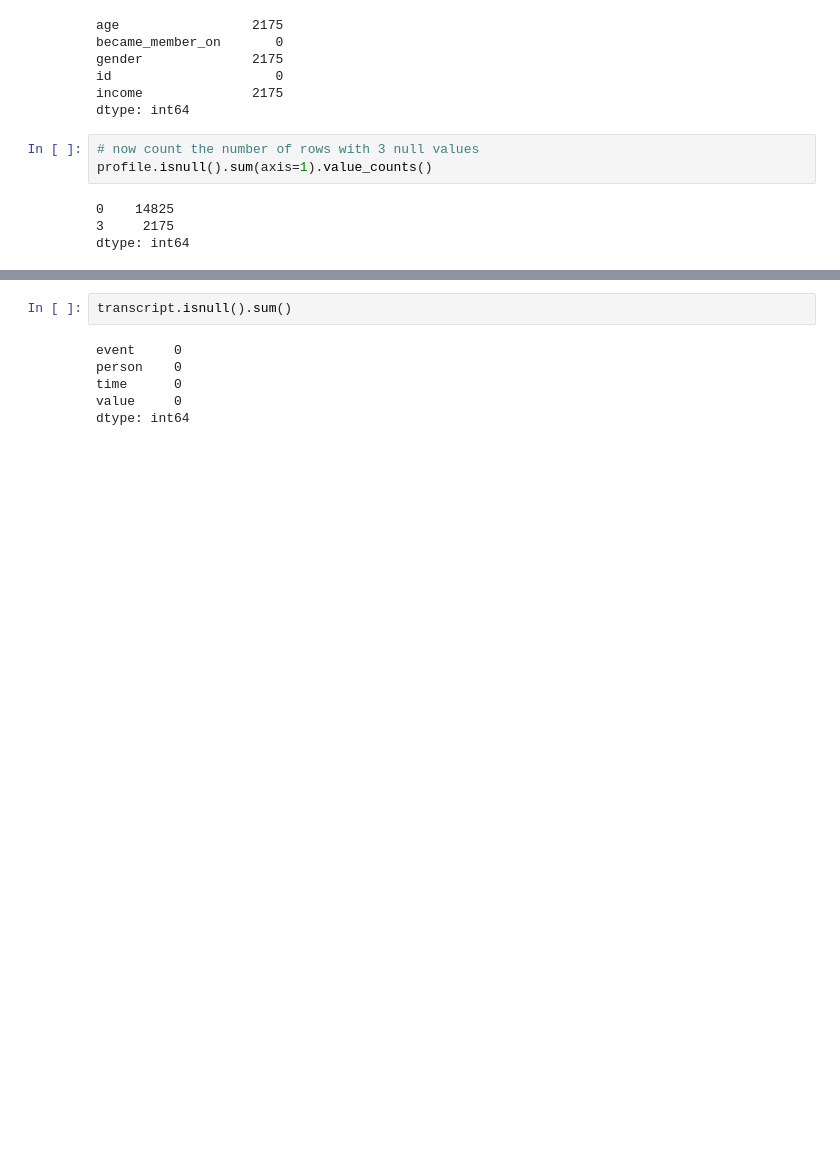
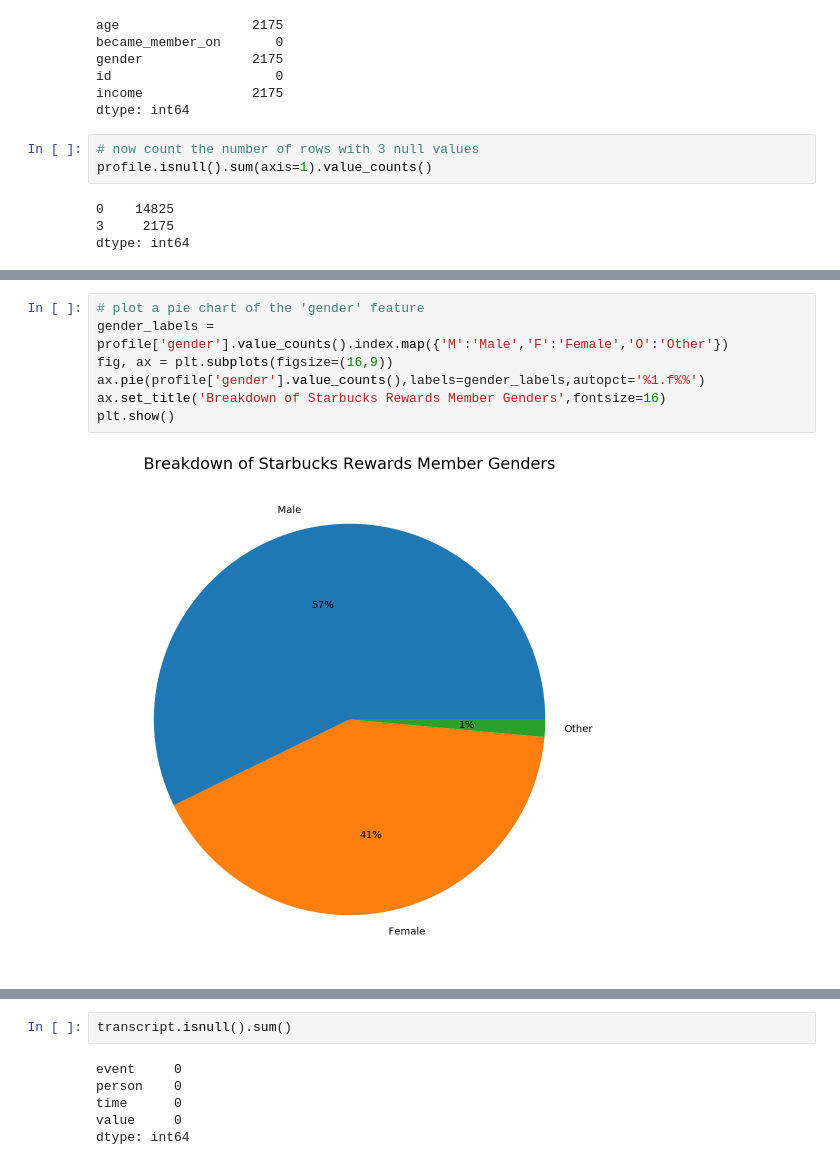
Before and after one commit to blowe615/starbucks_offers, a Jupyter notebook: starbucks_offers.ipynb, the cells around one changed output, grey strips where cells are left out. Saved outputs shown, nothing was run; the diff lists cells and outputs as text; blank space fills up the shorter version.

```diff
--- a/starbucks_offers.ipynb
+++ b/starbucks_offers.ipynb
@@ -148,0 +172,9 @@ For the **transcript** dataset, I don't expect there to be any missing data sinc
+# %%
+# plot a pie chart of the 'gender' feature
+gender_labels = profile['gender'].value_counts().index.map({'M':'Male','F':'Female','O':'Other'})
+fig, ax = plt.subplots(figsize=(16,9))
+ax.pie(profile['gender'].value_counts(),labels=gender_labels,autopct='%1.f%%')
+ax.set_title('Breakdown of Starbucks Rewards Member Genders',fontsize=16)
+plt.show()
+# %% [output]
+[figure, added]
```
Also changed, not shown: parts of 9 cells of this notebook.
